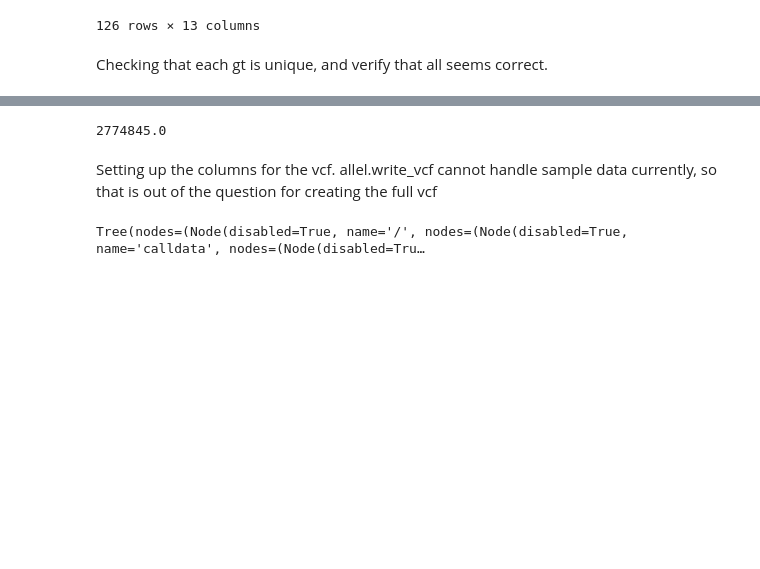
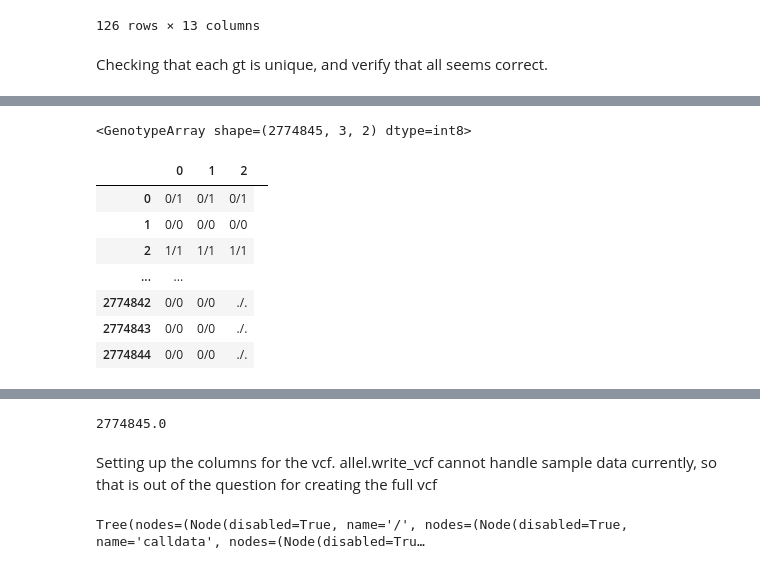
Before and after one commit to erikfogh/baboon_analysis, a Jupyter notebook: notebooks/dp05_male_x_cleaning.ipynb, the cells around one changed output, grey strips where cells are left out. Drawn from its saved outputs; the diff is of its cells as text; code cells hidden in the pictures; blank space fills up the shorter version.

```diff
--- a/notebooks/dp05_male_x_cleaning.ipynb
+++ b/notebooks/dp05_male_x_cleaning.ipynb
@@ -253,3 +265,17 @@ ID_list
+# %%
+ursinus_females = gt_nonpar.take([125, 126, 127], axis=1)
+# %%
+ursinus_females
+# %% [output]
+<GenotypeArray shape=(2774845, 3, 2) dtype=int8>
+|  | 0 | 1 | 2 |
+| 0 | 0/1 | 0/1 | 0/1 |
+| 1 | 0/0 | 0/0 | 0/0 |
+| 2 | 1/1 | 1/1 | 1/1 |
+| ... | ... |  |  |  |
+| 2774842 | 0/0 | 0/0 | ./. |
+| 2774843 | 0/0 | 0/0 | ./. |
+| 2774844 | 0/0 | 0/0 | ./. |
 # %%
 print(gt_merged.take([1], axis=1).count_hom_alt())
 c = gt_merged.take([1], axis=1).is_hom_alt() & gt_merged.take([2], axis=1).is_hom_alt()
```
Also changed, not shown: parts of 6 cells of this notebook, 23 other files.
